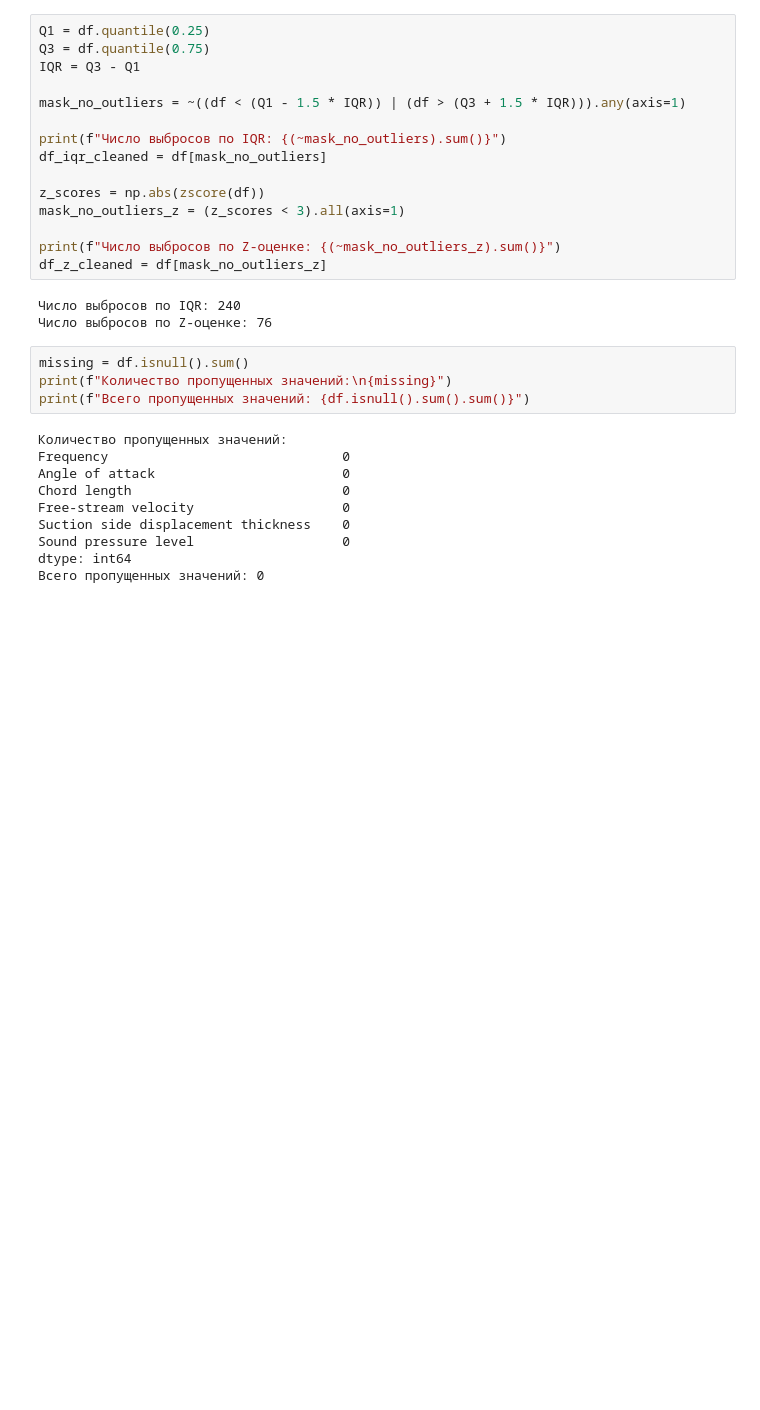
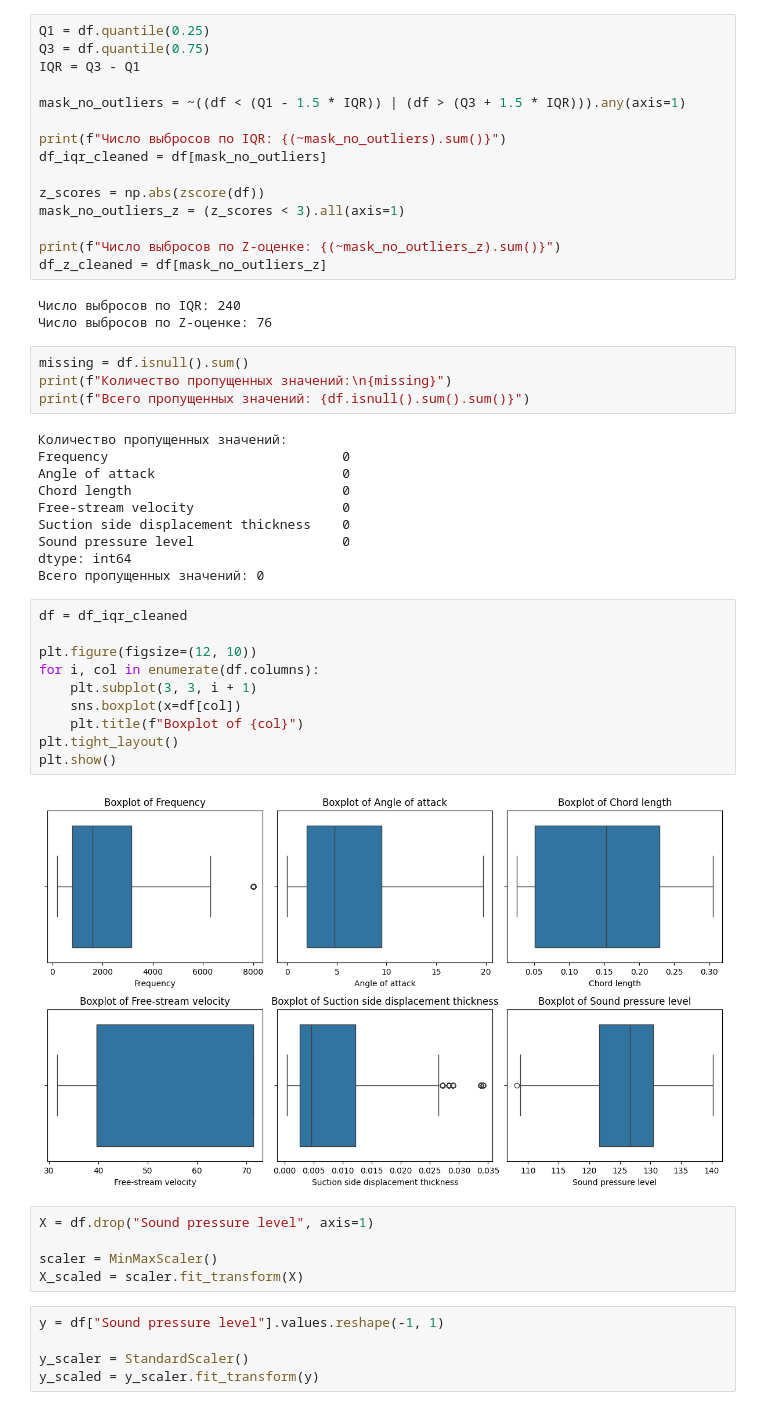
Before and after one commit to Howmanyeyes/Neural_spr_2025, a Jupyter notebook: BDZ.ipynb, the cells around one changed output. Saved outputs shown, nothing was run; the diff lists cells and outputs as text; blank space fills up the shorter version.

```diff
--- a/BDZ.ipynb
+++ b/BDZ.ipynb
@@ -106,3 +106,25 @@ Suction side displacement thickness    0
 Sound pressure level                   0
 dtype: int64
 Всего пропущенных значений: 0
+# %%
+df = df_iqr_cleaned
+
+plt.figure(figsize=(12, 10))
+for i, col in enumerate(df.columns):
+    plt.subplot(3, 3, i + 1)
+    sns.boxplot(x=df[col])
+    plt.title(f"Boxplot of {col}")
+plt.tight_layout()
+plt.show()
+# %% [output]
+[figure, added]
+# %%
+X = df.drop("Sound pressure level", axis=1)
+
+scaler = MinMaxScaler()
+X_scaled = scaler.fit_transform(X)
+# %%
+y = df["Sound pressure level"].values.reshape(-1, 1)
+
+y_scaler = StandardScaler()
+y_scaled = y_scaler.fit_transform(y)
```
Also changed, not shown: parts of 7 cells of this notebook, 2 other files.
